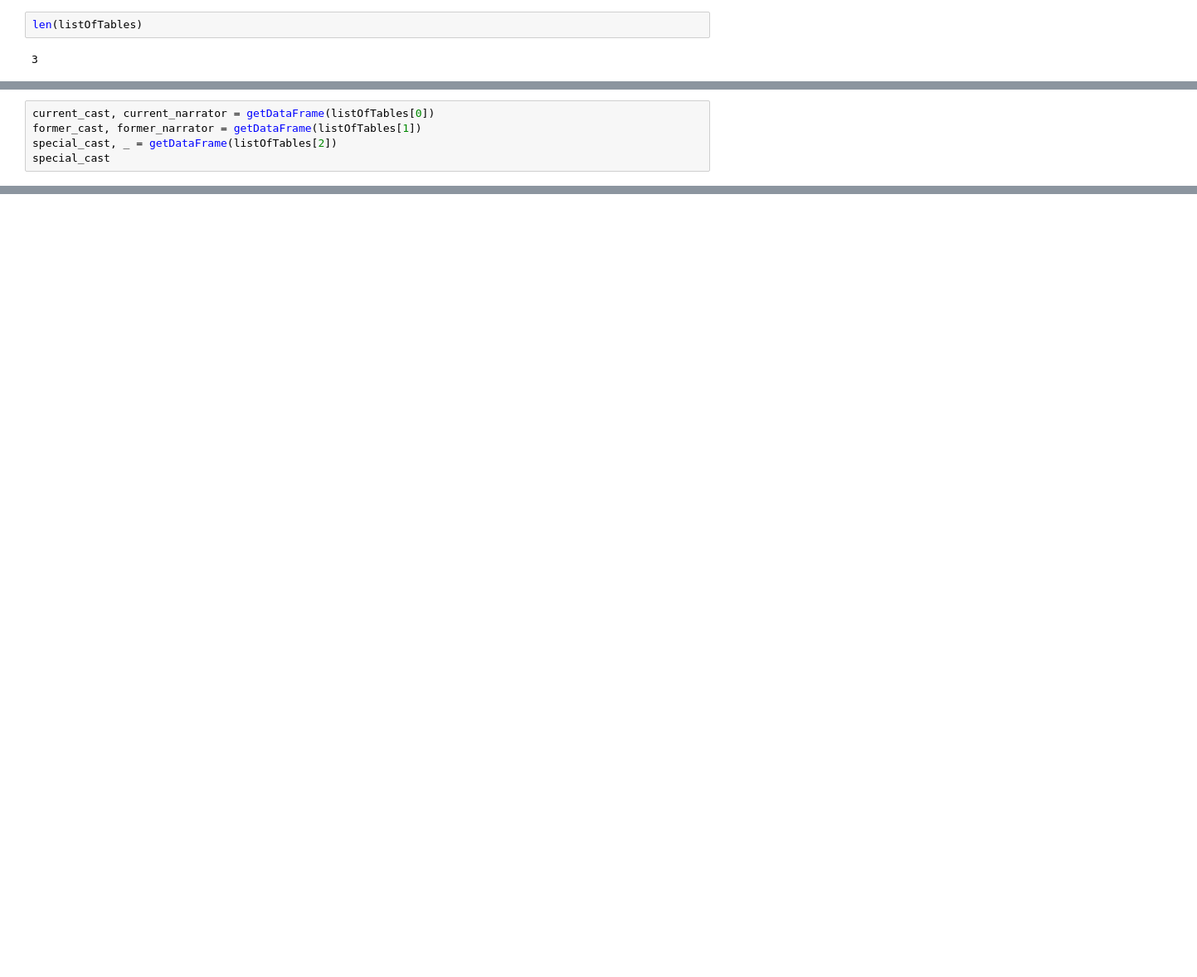
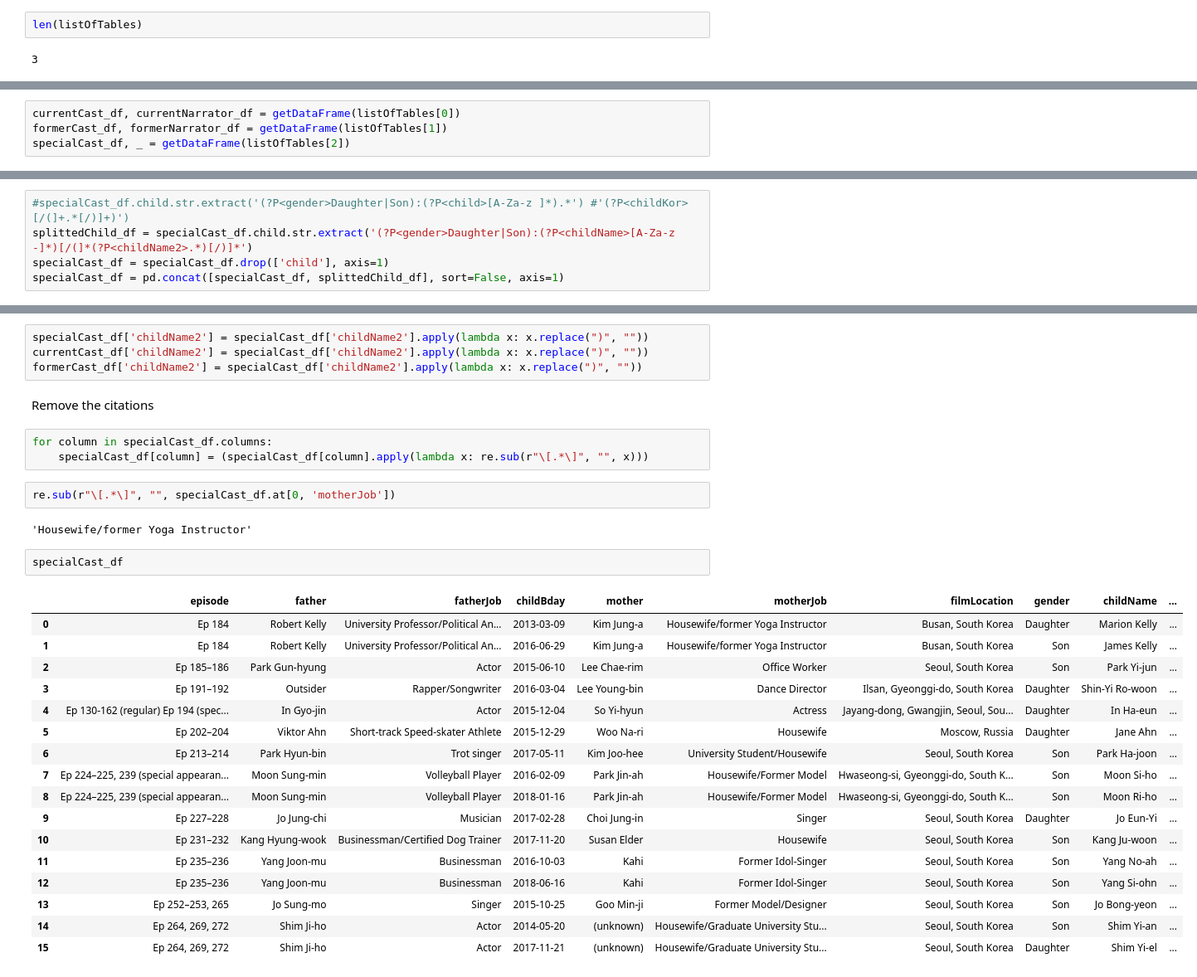
Before and after one commit to richdayandnight/the-return-of-superman, a Jupyter notebook: Scraping Cast of TRoS.ipynb, the cells around one changed output, grey strips where cells are left out. Shown at 83% size. Cells and saved outputs as stored; diff of their text form; blank space fills up the shorter version.

```diff
--- a/Scraping Cast of TRoS.ipynb
+++ b/Scraping Cast of TRoS.ipynb
@@ -183,7 +183,6 @@ def getDataFrame(table):
 
     return cast_df, narrator_df
 # %%
-current_cast, current_narrator = getDataFrame(listOfTables[0])
-former_cast, former_narrator = getDataFrame(listOfTables[1])
-special_cast, _ = getDataFrame(listOfTables[2])
-special_cast
+currentCast_df, currentNarrator_df = getDataFrame(listOfTables[0])
+formerCast_df, formerNarrator_df = getDataFrame(listOfTables[1])
+specialCast_df, _ = getDataFrame(listOfTables[2])
@@ -207,0 +244,5 @@ special_cast
+# %%
+#specialCast_df.child.str.extract('(?P<gender>Daughter|Son):(?P<child>[A-Za-z ]*).*') #'(?P<childKor>[/(]+.*[/)]+)')
+splittedChild_df = specialCast_df.child.str.extract('(?P<gender>Daughter|Son):(?P<childName>[A-Za-z -]*)[/(]*(?P<childName2>.*)[/)]*')
+specialCast_df = specialCast_df.drop(['child'], axis=1)
+specialCast_df = pd.concat([specialCast_df, splittedChild_df], sort=False, axis=1)
@@ -207,0 +284,33 @@ special_cast
+# %%
+specialCast_df['childName2'] = specialCast_df['childName2'].apply(lambda x: x.replace(")", ""))
+currentCast_df['childName2'] = specialCast_df['childName2'].apply(lambda x: x.replace(")", ""))
+formerCast_df['childName2'] = specialCast_df['childName2'].apply(lambda x: x.replace(")", ""))
+# %% [markdown]
+Remove the citations
+# %%
+for column in specialCast_df.columns:
+    specialCast_df[column] = (specialCast_df[column].apply(lambda x: re.sub(r"\[.*\]", "", x)))
+# %%
+re.sub(r"\[.*\]", "", specialCast_df.at[0, 'motherJob'])
+# %% [output]
+'Housewife/former Yoga Instructor'
+# %%
+specialCast_df
+# %% [output]
+|  | episode | father | fatherJob | childBday | mother | motherJob | filmLocation | gender | childName | ... |
+| 0 | Ep 184 | Robert Kelly | University Professor/Political An... | 2013-03-09 | Kim Jung-a | Housewife/former Yoga Instructor | Busan, South Korea | Daughter | Marion Kelly | ... |
+| 1 | Ep 184 | Robert Kelly | University Professor/Political An... | 2016-06-29 | Kim Jung-a | Housewife/former Yoga Instructor | Busan, South Korea | Son | James Kelly | ... |
+| 2 | Ep 185–186 | Park Gun-hyung | Actor | 2015-06-10 | Lee Chae-rim | Office Worker | Seoul, South Korea | Son | Park Yi-jun | ... |
+| 3 | Ep 191–192 | Outsider | Rapper/Songwriter | 2016-03-04 | Lee Young-bin | Dance Director | Ilsan, Gyeonggi-do, South Korea | Daughter | Shin-Yi Ro-woon | ... |
+| 4 | Ep 130-162 (regular) Ep 194 (spec... | In Gyo-jin | Actor | 2015-12-04 | So Yi-hyun | Actress | Jayang-dong, Gwangjin, Seoul, Sou... | Daughter | In Ha-eun | ... |
+| 5 | Ep 202–204 | Viktor Ahn | Short-track Speed-skater Athlete | 2015-12-29 | Woo Na-ri | Housewife | Moscow, Russia | Daughter | Jane Ahn | ... |
+| 6 | Ep 213–214 | Park Hyun-bin | Trot singer | 2017-05-11 | Kim Joo-hee | University Student/Housewife | Seoul, South Korea | Son | Park Ha-joon | ... |
+| 7 | Ep 224–225, 239 (special appearan... | Moon Sung-min | Volleyball Player | 2016-02-09 | Park Jin-ah | Housewife/Former Model | Hwaseong-si, Gyeonggi-do, South K... | Son | Moon Si-ho | ... |
+| 8 | Ep 224–225, 239 (special appearan... | Moon Sung-min | Volleyball Player | 2018-01-16 | Park Jin-ah | Housewife/Former Model | Hwaseong-si, Gyeonggi-do, South K... | Son | Moon Ri-ho | ... |
+| 9 | Ep 227–228 | Jo Jung-chi | Musician | 2017-02-28 | Choi Jung-in | Singer | Seoul, South Korea | Daughter | Jo Eun-Yi | ... |
+| 10 | Ep 231–232 | Kang Hyung-wook | Businessman/Certified Dog Trainer | 2017-11-20 | Susan Elder | Housewife | Seoul, South Korea | Son | Kang Ju-woon | ... |
+| 11 | Ep 235–236 | Yang Joon-mu | Businessman | 2016-10-03 | Kahi | Former Idol-Singer | Seoul, South Korea | Son | Yang No-ah | ... |
+| 12 | Ep 235–236 | Yang Joon-mu | Businessman | 2018-06-16 | Kahi | Former Idol-Singer | Seoul, South Korea | Son | Yang Si-ohn | ... |
+| 13 | Ep 252–253, 265 | Jo Sung-mo | Singer | 2015-10-25 | Goo Min-ji | Former Model/Designer | Seoul, South Korea | Son | Jo Bong-yeon | ... |
+| 14 | Ep 264, 269, 272 | Shim Ji-ho | Actor | 2014-05-20 | (unknown) | Housewife/Graduate University Stu... | Seoul, South Korea | Son | Shim Yi-an | ... |
+| 15 | Ep 264, 269, 272 | Shim Ji-ho | Actor | 2017-11-21 | (unknown) | Housewife/Graduate University Stu... | Seoul, South Korea | Daughter | Shim Yi-el | ... |
```
Also changed, not shown: parts of 13 cells of this notebook.
